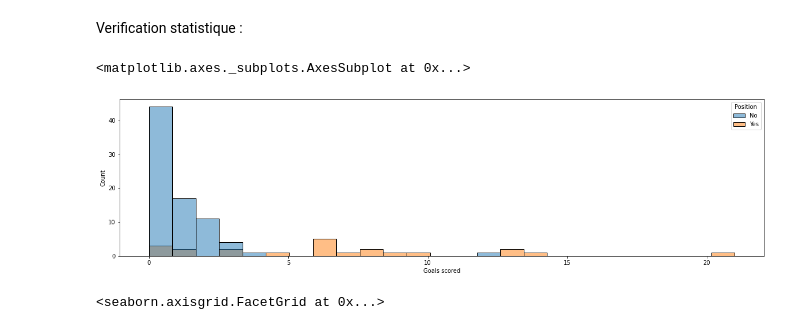
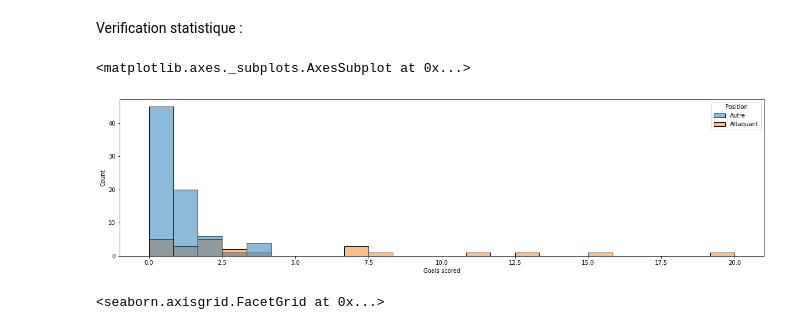
Before and after one commit to agomesdacosta3/H3_Exo_Python, a Jupyter notebook: Projet_Advanced_Stats.ipynb, the cells around one changed output. Saved outputs shown, nothing was run; the diff lists cells and outputs as text; code cells hidden in the pictures.

```diff
--- a/Projet_Advanced_Stats.ipynb
+++ b/Projet_Advanced_Stats.ipynb
@@ -39,4 +37,4 @@ data_heat = pd.DataFrame(data=dataframe, columns= ["Position","Goals scored","Ta
 # %% [markdown]
 La colonne Position doit être transformée pour pouvoir être interprétée par la HeatMap
 # %%
-data_heat.Position = dataframe.Position.replace(to_replace = ["Forward", "Midfielder" , "Defender" ,"Goalkeeper"], value = [1,0,0,0]) ;data_heat
+data_heat.Position = dataframe.Position.replace(to_replace = ["Forward", "Midfielder" , "Defender" ,"Goalkeeper"], value = [1,0,0,0])
@@ -69,4 +53,4 @@ Coef corrélation entre Attaquant et Nombres de tacles = -0.2
 # %% [markdown]
 Comparons avec le poste de défenseur maintenant
 # %%
-data_heat.Position = dataframe.Position.replace(to_replace = ["Forward", "Midfielder" , "Defender" ,"Goalkeeper"], value = [0,0,1,0]) ;data_heat
+data_heat.Position = dataframe.Position.replace(to_replace = ["Forward", "Midfielder" , "Defender" ,"Goalkeeper"], value = [0,0,1,0])
@@ -105,15 +75,15 @@ Il faudra donc bien définir le poste du joueur que l'on souhaite recruter afin
 # %% [markdown]
 Verification statistique :
 # %%
-data_hist = pd.DataFrame(data=dataframe.sample(100), columns= ["Position","Goals scored","Tackles"])
+data_hist_goal = pd.DataFrame(data=dataframe.sample(100), columns= ["Position","Goals scored","Tackles"])
 
-data_hist.Position = dataframe.Position.replace(to_replace = ["Forward", "Midfielder" , "Defender" ,"Goalkeeper"], value = ["Yes","No","No","No"]) ;data_heat
+data_hist_goal.Position = dataframe.Position.replace(to_replace = ["Forward", "Midfielder" , "Defender" ,"Goalkeeper"], value = ["Attaquant","Autre","Autre","Autre"]) ;data_heat
 
 f, ax = plt.subplots(figsize=(20,5))
-sb.histplot(x = "Goals scored", hue='Position', data=data_hist, ax = ax)
+sb.histplot(x = "Goals scored", hue='Position', data=data_hist_goal, ax = ax)
 # %% [output]
 <matplotlib.axes._subplots.AxesSubplot at 0x...>
-[figure, old version]
+[figure, new version]
 # %%
 goal = pd.DataFrame(data=dataframe, columns= ["Goals scored","Position"])
 
```
Also changed, not shown: parts of 9 cells of this notebook.
